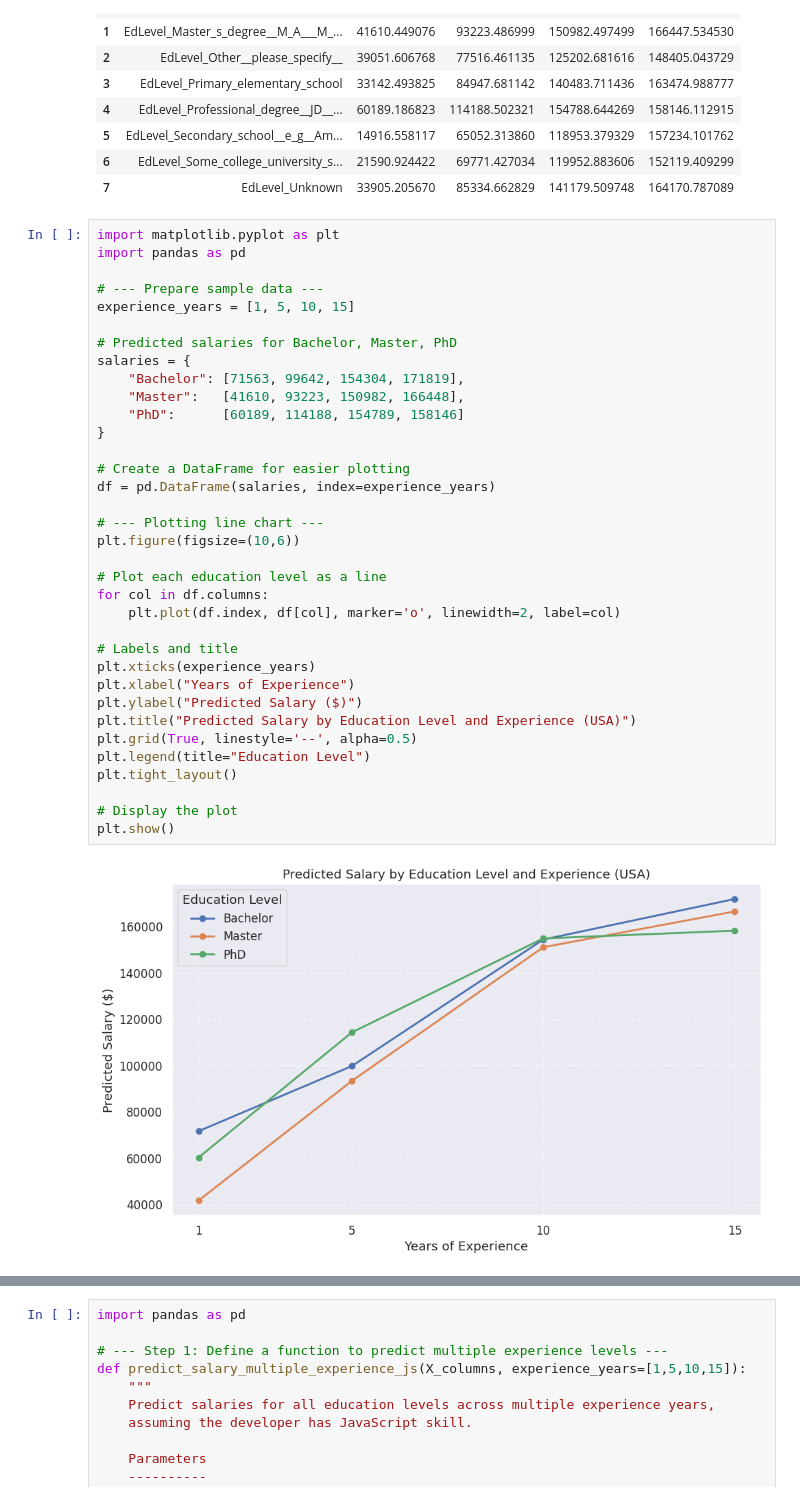
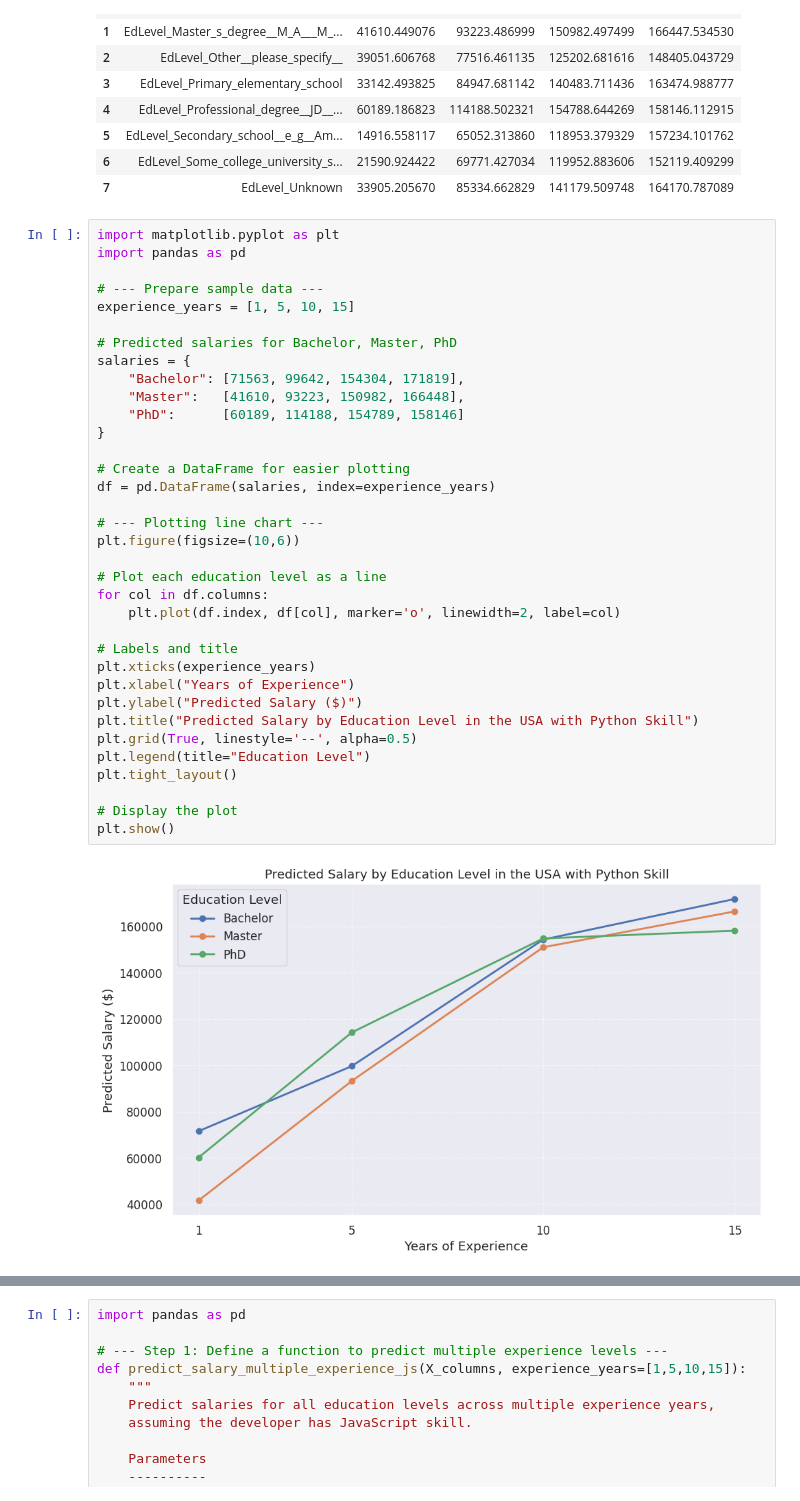
Before and after one commit to yukomath/Project_1, a Jupyter notebook: project.ipynb, the cells around one changed output, grey strips where cells are left out. Saved outputs shown, nothing was run; the diff lists cells and outputs as text.

```diff
--- a/project.ipynb
+++ b/project.ipynb
@@ -1323,33 +1323,33 @@ import pandas as pd
 experience_years = [1, 5, 10, 15]
 
 # Predicted salaries for Bachelor, Master, PhD
 salaries = {
     "Bachelor": [71563, 99642, 154304, 171819],
     "Master":   [41610, 93223, 150982, 166448],
     "PhD":      [60189, 114188, 154789, 158146]
 }
 
 # Create a DataFrame for easier plotting
 df = pd.DataFrame(salaries, index=experience_years)
 
 # --- Plotting line chart ---
 plt.figure(figsize=(10,6))
 
 # Plot each education level as a line
 for col in df.columns:
     plt.plot(df.index, df[col], marker='o', linewidth=2, label=col)
 
 # Labels and title
 plt.xticks(experience_years)
 plt.xlabel("Years of Experience")
 plt.ylabel("Predicted Salary ($)")
-plt.title("Predicted Salary by Education Level and Experience (USA)")
+plt.title("Predicted Salary by Education Level in the USA with Python Skill")
 plt.grid(True, linestyle='--', alpha=0.5)
 plt.legend(title="Education Level")
 plt.tight_layout()
 
 # Display the plot
 plt.show()
 # %% [output]
-[figure, old version]
+[figure, new version]
 # %% [markdown]
```
Also changed, not shown: parts of 2 cells of this notebook.
